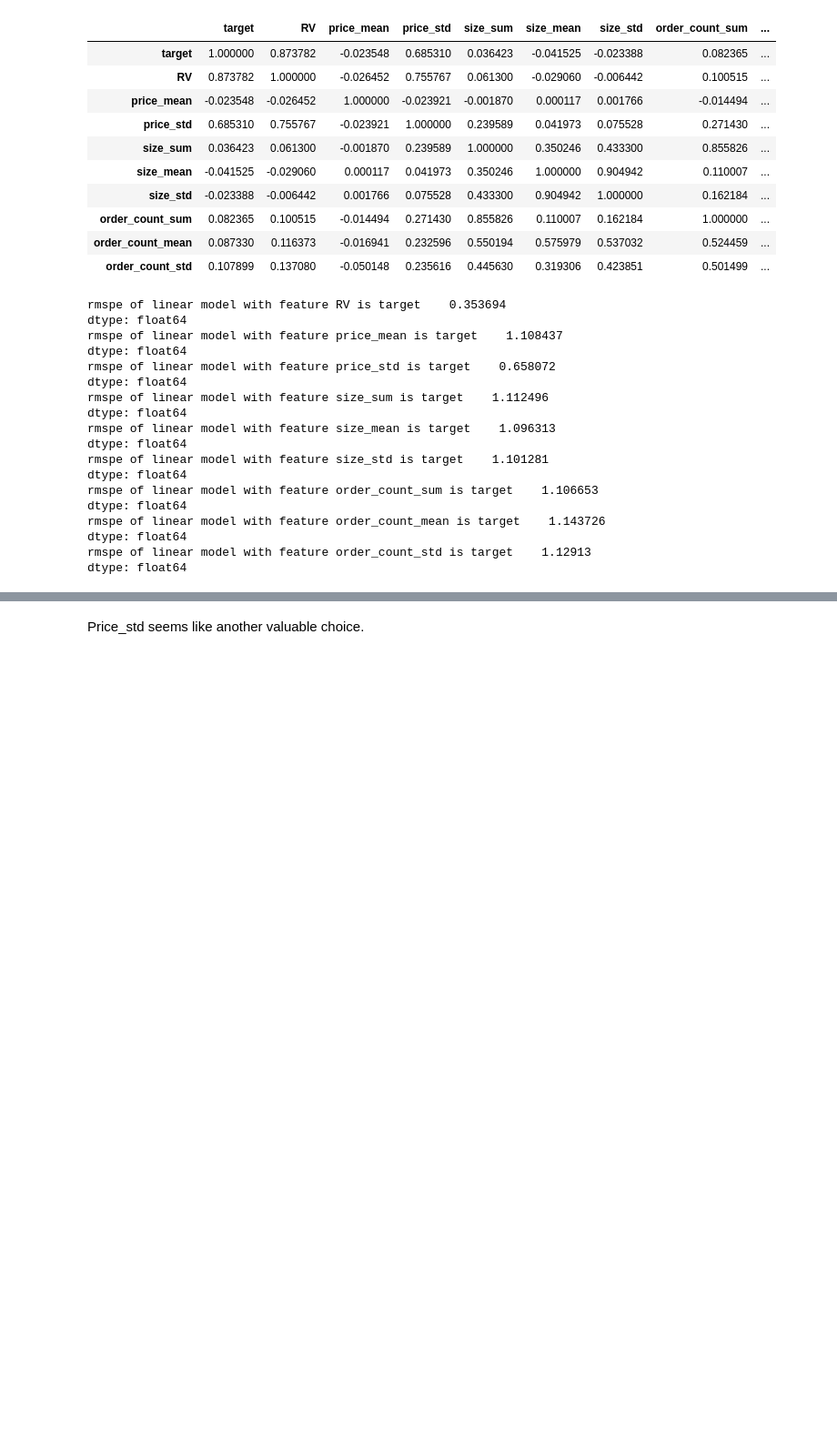
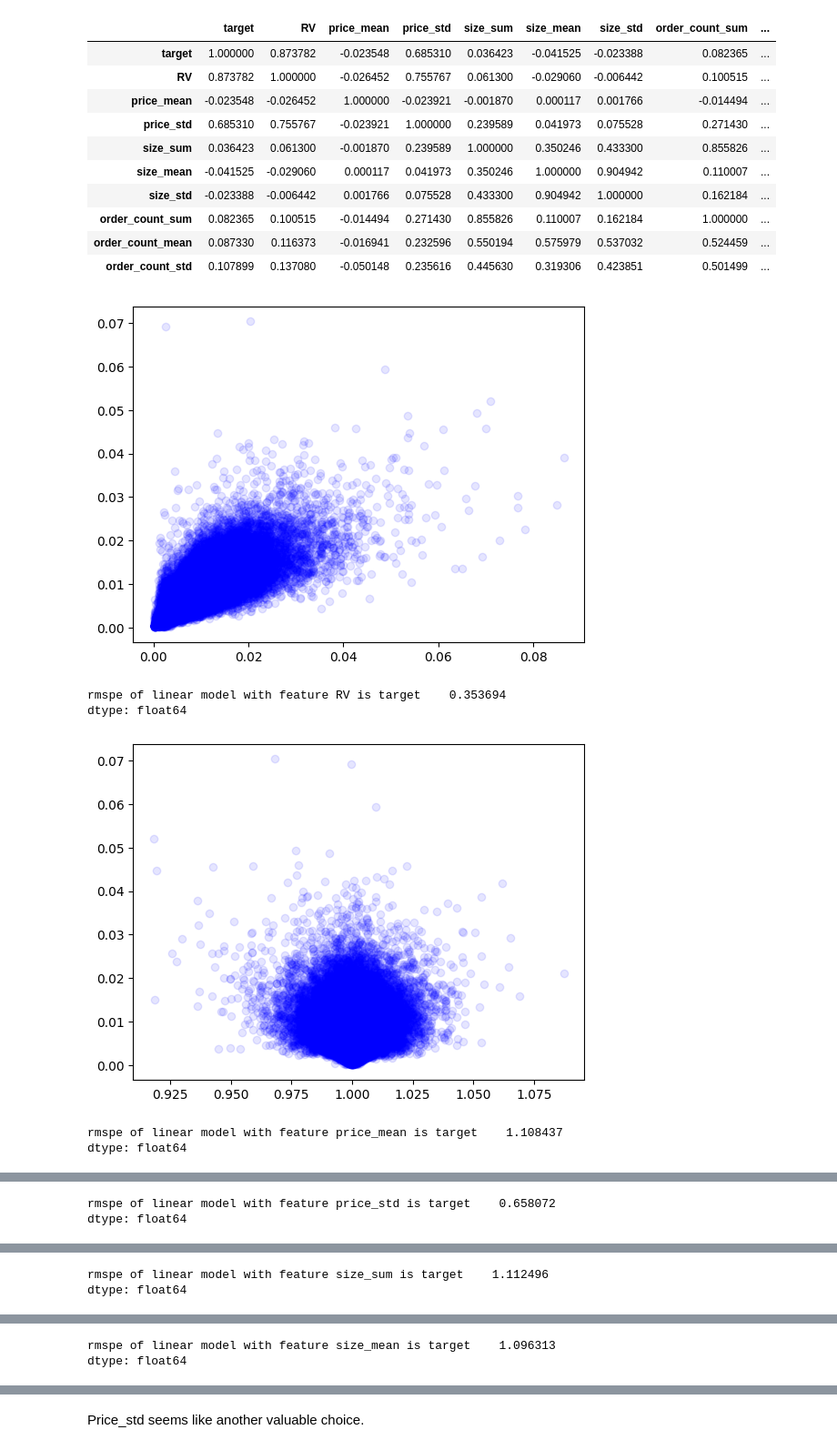
Before and after one commit to martinmf-dev/Realized_Volatility_Prediction_-erdos_deeplearning-, a Jupyter notebook: EDA/EDA_yuan.ipynb, the cells around one changed output, grey strips where cells are left out. Shown at 91% size. Cells and saved outputs as stored; diff of their text form; code cells hidden in the pictures; blank space fills up the shorter version.

```diff
--- a/EDA/EDA_yuan.ipynb
+++ b/EDA/EDA_yuan.ipynb
@@ -341,23 +341,13 @@ list_features=["RV","price_mean","price_std","size_sum","size_mean","size_std","
 # %%
 for feature in list_features:
     rmspe=training.rmspe_linear_df(list_feature=[feature],str_target="target",df=df_extended.dropna())
+    plt.scatter(df_extended[[feature]],df_extended[["target"]],color="blue",alpha=0.1)
+    plt.show()
     print("rmspe of linear model with feature "+feature+" is",rmspe)
 # %% [output]
+[figure, added]
 rmspe of linear model with feature RV is target    0.353694
 dtype: float64
-rmspe of linear model with feature price_mean is target    1.108437
-dtype: float64
-rmspe of linear model with feature price_std is target    0.658072
-dtype: float64
-rmspe of linear model with feature size_sum is target    1.112496
-dtype: float64
-rmspe of linear model with feature size_mean is target    1.096313
-dtype: float64
-rmspe of linear model with feature size_std is target    1.101281
-dtype: float64
-rmspe of linear model with feature order_count_sum is target    1.106653
-dtype: float64
-rmspe of linear model with feature order_count_mean is target    1.143726
-dtype: float64
-rmspe of linear model with feature order_count_std is target    1.12913
-dtype: float64
+[figure, added]
+rmspe of linear model with feature price_mean is target    1.108437
+dtype: float64
@@ -363,0 +355,2 @@ dtype: float64
+rmspe of linear model with feature price_std is target    0.658072
+dtype: float64
@@ -363,0 +358,2 @@ dtype: float64
+rmspe of linear model with feature size_sum is target    1.112496
+dtype: float64
@@ -363,0 +361,2 @@ dtype: float64
+rmspe of linear model with feature size_mean is target    1.096313
+dtype: float64
```
Also changed, not shown: parts of 3 cells of this notebook.
